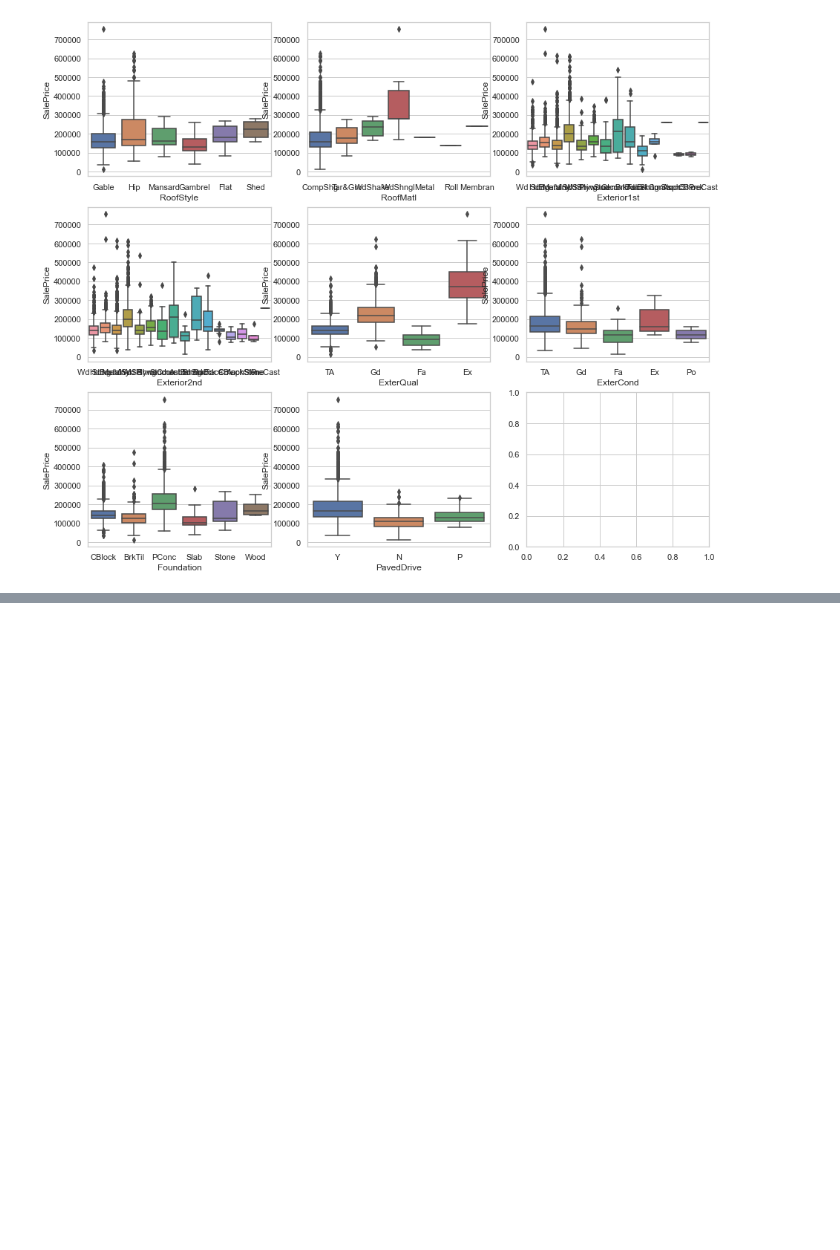
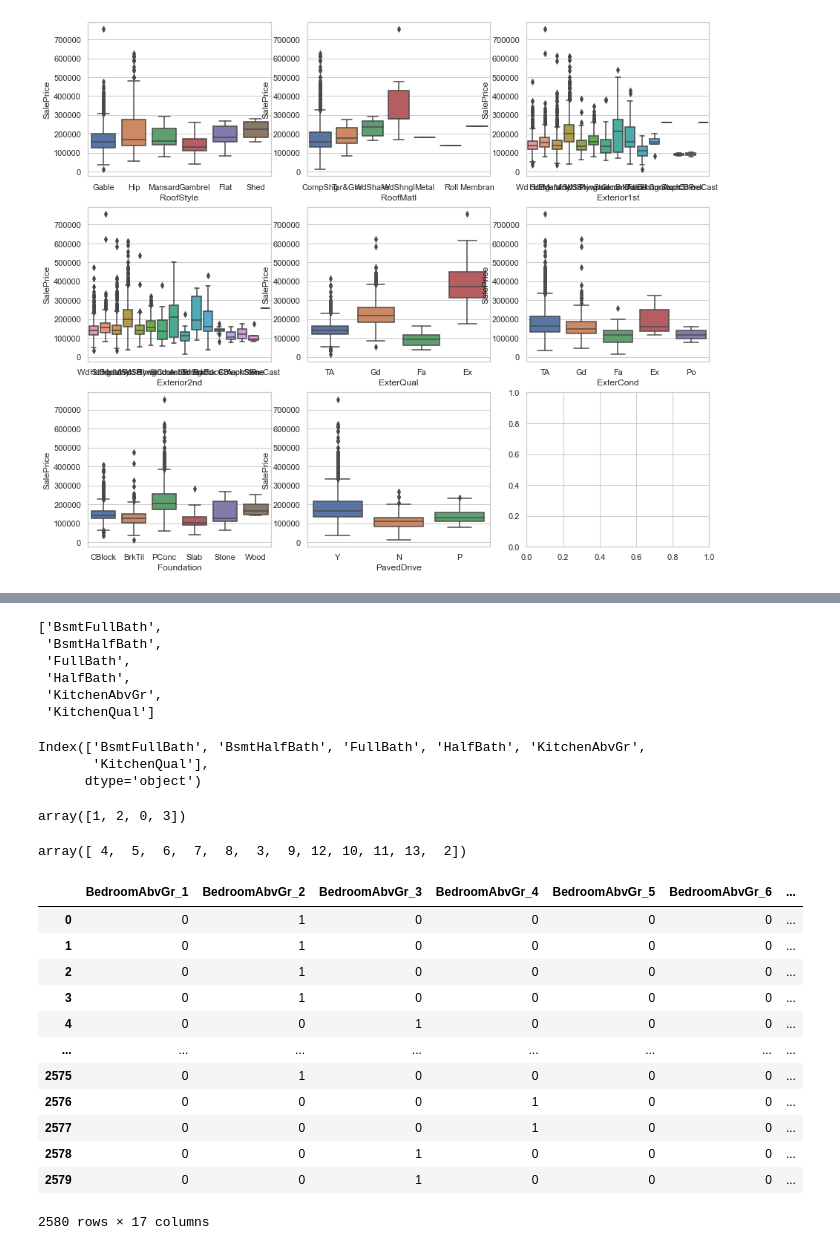
Before and after one commit to dnie44/nycdatascience_ML_project, a Jupyter notebook: karl/00_First_EDA.ipynb, the cells around one changed output, grey strips where cells are left out. Drawn from its saved outputs; the diff is of its cells as text; code cells hidden in the pictures; blank space fills up the shorter version.

```diff
--- a/karl/00_First_EDA.ipynb
+++ b/karl/00_First_EDA.ipynb
@@ -246,0 +403,41 @@ for idx, COL in enumerate(exterior_roof.columns):
+# %%
+kitchen_bath_names
+# %% [output]
+['BsmtFullBath',
+ 'BsmtHalfBath',
+ 'FullBath',
+ 'HalfBath',
+ 'KitchenAbvGr',
+ 'KitchenQual']
+# %%
+kitchen_bath.columns
+# %% [output]
+Index(['BsmtFullBath', 'BsmtHalfBath', 'FullBath', 'HalfBath', 'KitchenAbvGr',
+       'KitchenQual'],
+      dtype='object')
+# %%
+kitchen_bath.KitchenAbvGr.unique()
+# %% [output]
+array([1, 2, 0, 3])
+# %%
+rooms.TotRmsAbvGrd.unique()
+# %% [output]
+array([ 4,  5,  6,  7,  8,  3,  9, 12, 10, 11, 13,  2])
+# %%
+rooms_dummified = pd.get_dummies(rooms.drop('SalePrice', axis=1),
+                                 columns=['BedroomAbvGr', 'TotRmsAbvGrd'], drop_first=True)
+rooms_dummified
+# %% [output]
+|  | BedroomAbvGr_1 | BedroomAbvGr_2 | BedroomAbvGr_3 | BedroomAbvGr_4 | BedroomAbvGr_5 | BedroomAbvGr_6 | ... |
+| 0 | 0 | 1 | 0 | 0 | 0 | 0 | ... |
+| 1 | 0 | 1 | 0 | 0 | 0 | 0 | ... |
+| 2 | 0 | 1 | 0 | 0 | 0 | 0 | ... |
+| 3 | 0 | 1 | 0 | 0 | 0 | 0 | ... |
+| 4 | 0 | 0 | 1 | 0 | 0 | 0 | ... |
+| ... | ... | ... | ... | ... | ... | ... | ... |
+| 2575 | 0 | 1 | 0 | 0 | 0 | 0 | ... |
+| 2576 | 0 | 0 | 0 | 1 | 0 | 0 | ... |
+| 2577 | 0 | 0 | 0 | 1 | 0 | 0 | ... |
+| 2578 | 0 | 0 | 1 | 0 | 0 | 0 | ... |
+| 2579 | 0 | 0 | 1 | 0 | 0 | 0 | ... |
+2580 rows × 17 columns
```
Also changed, not shown: parts of 23 cells of this notebook, 1 other file.
